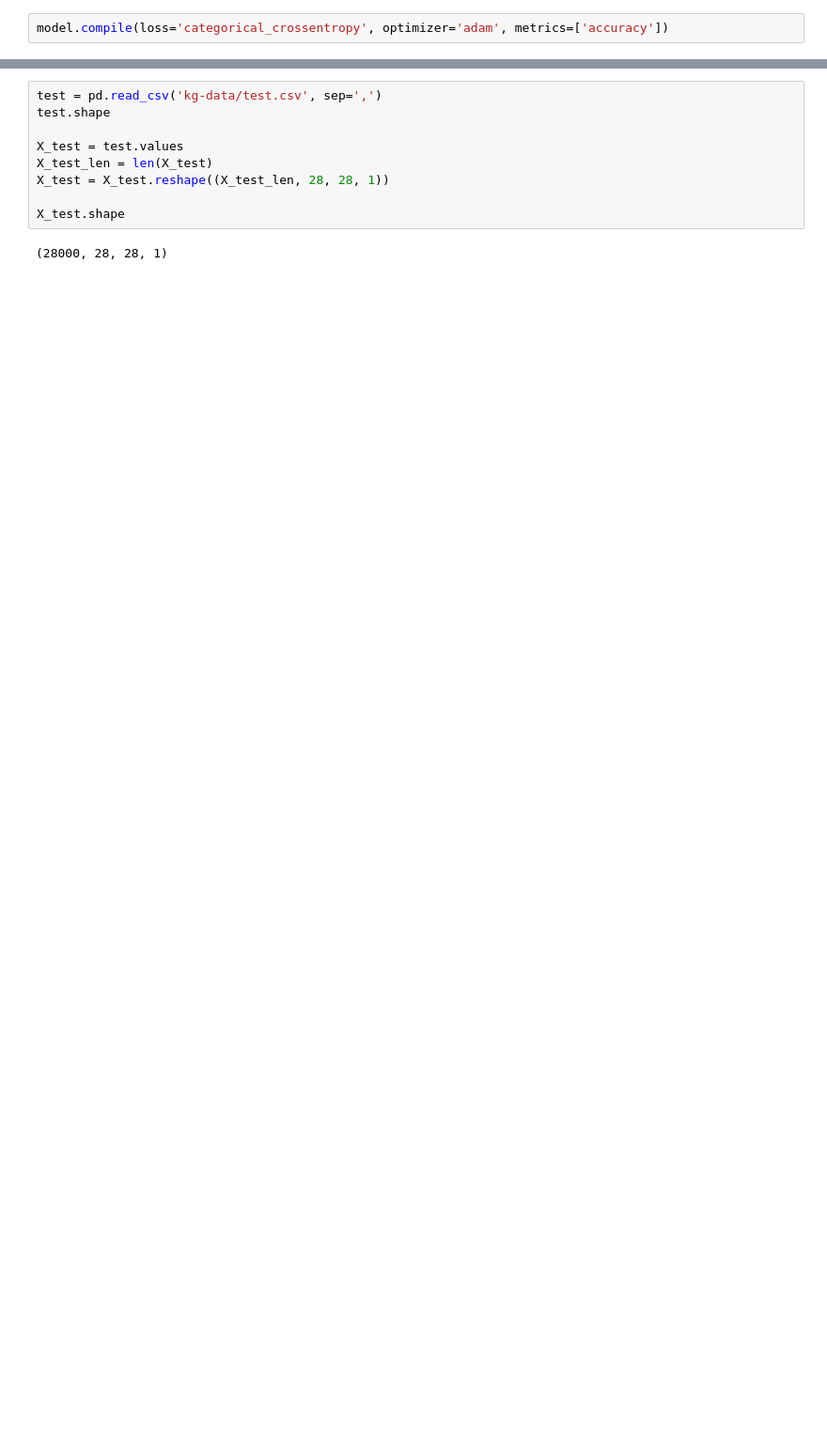
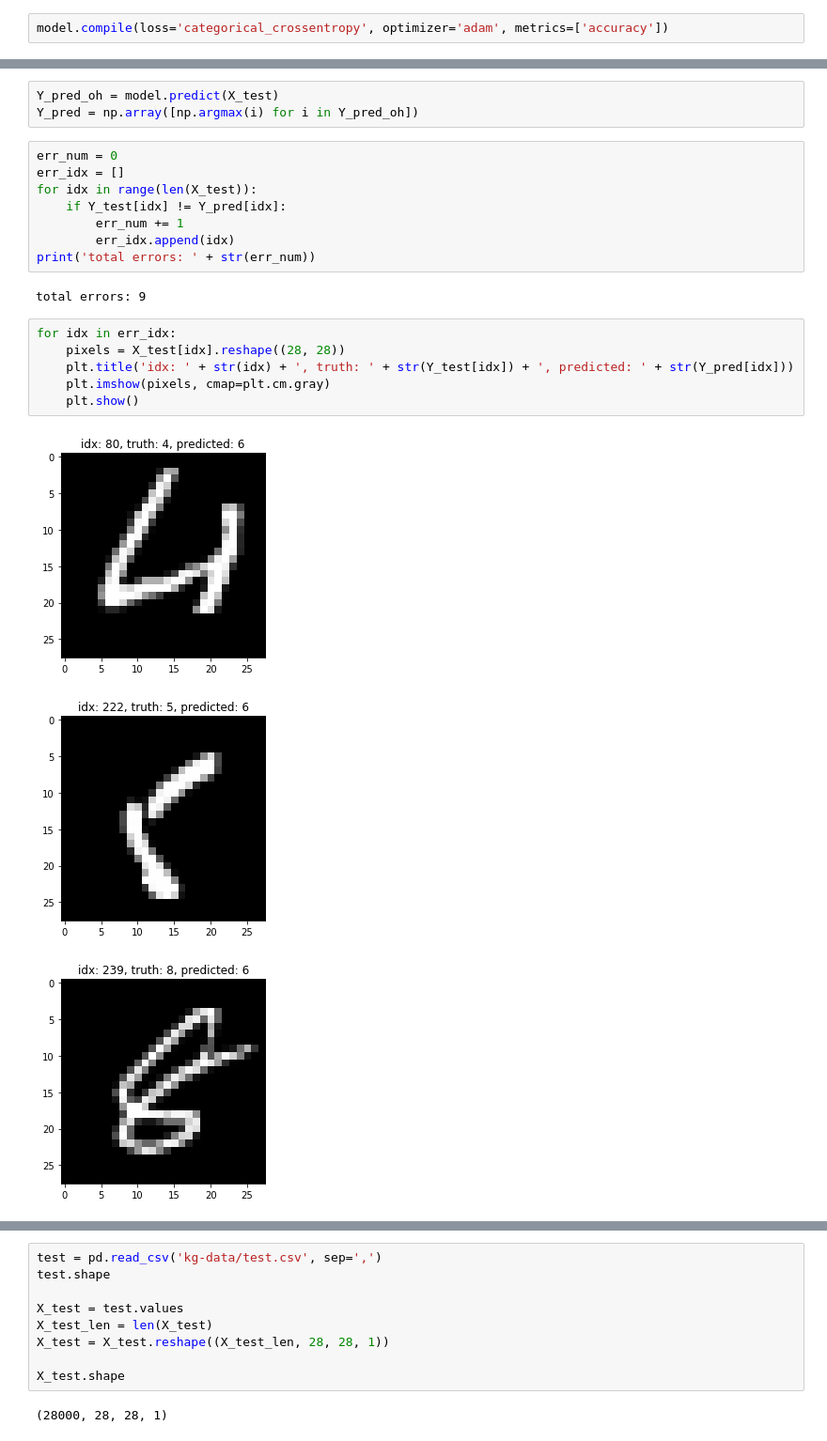
Before and after one commit to danylokos/kg-digit-rec, a Jupyter notebook: kg-digit-rec.ipynb, the cells around one changed output, grey strips where cells are left out. Shown: that part at 94% size. Cells and saved outputs as stored; diff of their text form; blank space fills up the shorter version.

```diff
--- a/kg-digit-rec.ipynb
+++ b/kg-digit-rec.ipynb
@@ -123,0 +132,23 @@ import matplotlib.pyplot as plt
+# %%
+Y_pred_oh = model.predict(X_test)
+Y_pred = np.array([np.argmax(i) for i in Y_pred_oh])
+# %%
+err_num = 0
+err_idx = []
+for idx in range(len(X_test)):
+    if Y_test[idx] != Y_pred[idx]:
+        err_num += 1
+        err_idx.append(idx)
+print('total errors: ' + str(err_num))
+# %% [output]
+total errors: 9
+# %%
+for idx in err_idx:
+    pixels = X_test[idx].reshape((28, 28))
+    plt.title('idx: ' + str(idx) + ', truth: ' + str(Y_test[idx]) + ', predicted: ' + str(Y_pred[idx]))
+    plt.imshow(pixels, cmap=plt.cm.gray)
+    plt.show()
+# %% [output]
+[figure, added]
+[figure, added]
+[figure, added]
```
Also changed, not shown: parts of 18 cells of this notebook.
